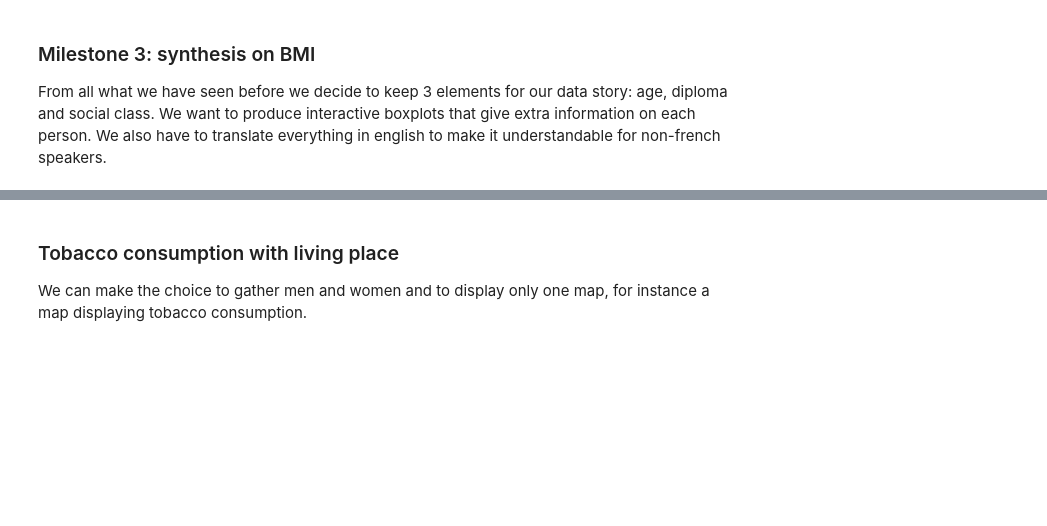
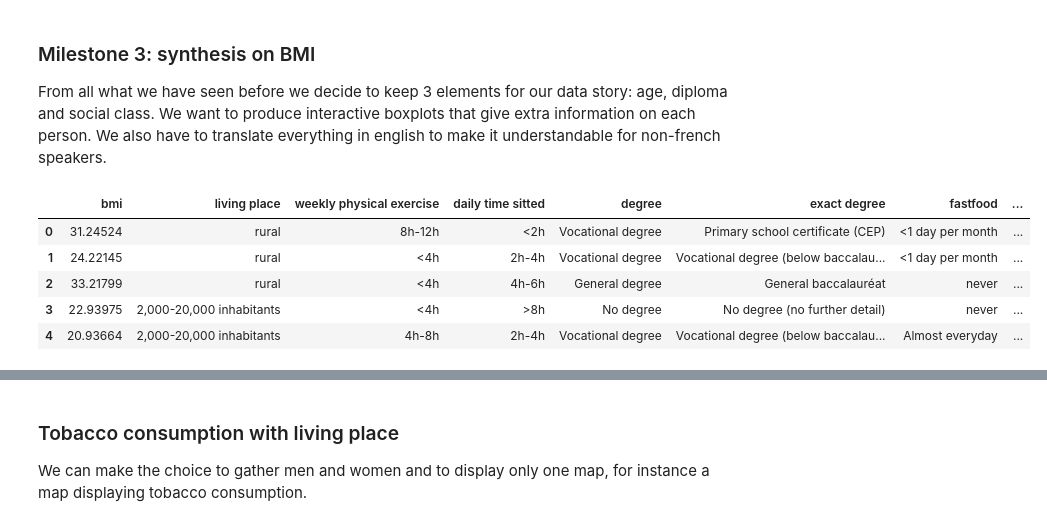
Before and after one commit to KingOfCola/ADAX-project, a Jupyter notebook: project/Milestone 2.ipynb, the cells around one changed output, grey strips where cells are left out. Drawn from its saved outputs; the diff is of its cells as text; code cells hidden in the pictures; blank space fills up the shorter version.

Commit message:
small modif to new indiv df

```diff
--- a/project/Milestone 2.ipynb
+++ b/project/Milestone 2.ipynb
@@ -728,25 +722,25 @@ From all what we have seen before we decide to keep 3 elements for our data stor
 # %%
 # Translation of the main columns of the dataframe
 
-df = dfIndiv.loc[(dfIndiv["tage"].isin([4,5,6,7,8])) & (dfIndiv["dip"]<13)]
-df = df[["agglo5","aptotal_hebdo","assis_j","bmi","cspi","v2_age","dip","fastfood","fume","intense_hebdo","poidsm","sexe_ps","taille","tage"]]
+dfI = dfIndiv.loc[(dfIndiv["tage"].isin([4,5,6,7,8])) & (dfIndiv["dip"]<13)]
+dfI = dfI[["nomen","agglo5","aptotal_hebdo","assis_j","bmi","cspi","v2_age","dip","fastfood","fume","intense_hebdo","poidsm","sexe_ps","taille","tage"]]
 indices = []
 
 #living place
 category = {1:'rural', 2:'2,000-20,000 inhabitants', 3:'20,000-100,000 inhabitants', 4:'>100,000 inhabitants', 5:'Paris'}
-df["living place"] = df["agglo5"].map(category)
+dfI["living place"] = dfI["agglo5"].map(category)
 
 #weekly physical exercise
 category = {0:"<4h", 1:"4h-8h", 2:"8h-12h", 3:"12h-16h", 4:"16h-20h", 5:">20h"}
-df["weekly physical exercise"] = ((df["aptotal_hebdo"]>240)*1+(df["aptotal_hebdo"]>480)*1+(df["aptotal_hebdo"]>720)*1+(df["aptotal_hebdo"]>960)*1+(df["aptotal_hebdo"]>1200)*1).map(category)
+dfI["weekly physical exercise"] = ((dfI["aptotal_hebdo"]>240)*1+(dfI["aptotal_hebdo"]>480)*1+(dfI["aptotal_hebdo"]>720)*1+(dfI["aptotal_hebdo"]>960)*1+(dfI["aptotal_hebdo"]>1200)*1).map(category)
 
 #daily time sitted
 category = {0:"<2h", 1:"2h-4h", 2:"4h-6h", 3:"6h-8h", 4:">8h"}
-df["daily time sitted"] = ((df["assis_j"]>120)*1+(df["assis_j"]>240)*1+(df["assis_j"]>360)*1+(df["assis_j"]>480)*1).map(category)
+dfI["daily time sitted"] = ((dfI["assis_j"]>120)*1+(dfI["assis_j"]>240)*1+(dfI["assis_j"]>360)*1+(dfI["assis_j"]>480)*1).map(category)
 
 #degree
 category = {0:'No degree', 1:'Vocational degree', 2:'General degree'}
-df["degree"] = ((df["dip"]>5)*1+(df["dip"]>8)*1).map(category)
+dfI["degree"] = ((dfI["dip"]>5)*1+(dfI["dip"]>8)*1).map(category)
 
 #exact degree
 category = {
@@ -763,7 +757,7 @@ category = {
             11:"Bachelor",
             12:"Master, PhD"
            }
-df["exact degree"] = df["dip"].map(category)
+dfI["exact degree"] = dfI["dip"].map(category)
 
 #fastfood
 category = {
@@ -778,7 +772,7 @@ category = {
             8:"Other answer",
             9:"Other answer"
 }
-df["fastfood"] = df["fastfood"].map(category)
+dfI["fastfood"] = dfI["fastfood"].map(category)
 
 #smoke
 category = {
@@ -789,7 +783,7 @@ category = {
     4:"No, has never smoked",
     9:"Other answer"
 }
-df["smoke"] = df["fume"].map(category)
+dfI["smoke"] = dfI["fume"].map(category)
 
 #weekly intense physical exercise
 category = {
@@ -799,14 +793,14 @@ category = {
     3:"2h-3h",
     4:">3h"
 }
-df["weekly sport"] = ((df["intense_hebdo"]>0)*1+(df["intense_hebdo"]>60)*1+(df["intense_hebdo"]>120)*1+(df["intense_hebdo"]>180)*1).map(category)
+dfI["weekly sport"] = ((dfI["intense_hebdo"]>0)*1+(dfI["intense_hebdo"]>60)*1+(dfI["intense_hebdo"]>120)*1+(dfI["intense_hebdo"]>180)*1).map(category)
 
 #gender
 category = {1:"male", 2:"female"}
-df["gender"] = df["sexe_ps"].map(category)
+dfI["gender"] = dfI["sexe_ps"].map(category)
 
 #weight
-df = df.rename(columns={})
+dfI = dfI.rename(columns={})
 
 #age category
 category = {
@@ -816,7 +810,7 @@ category = {
     7:"50-64 years",
     8:">64 years"
 }
-df["age category"] = df["tage"].map(category)
+dfI["age category"] = dfI["tage"].map(category)
 
 #cspi
 category = {
@@ -841,11 +835,11 @@ category = {
           19:"not working",
           20:"unknown"
 }
-df["social class"] = df["cspi"].map(category)
+dfI["social class"] = dfI["cspi"].map(category)
 
 # Translate some column names
-df = df.rename(columns={'taille': 'height', 'poidsm': 'weight', 'v2_age': 'age'})
-df = df[[
+dfI = dfI.rename(columns={'taille': 'height', 'poidsm': 'weight', 'v2_age': 'age'})
+dfI = dfI[[
     "bmi",
     "living place",
     "weekly physical exercise",
@@ -862,6 +856,15 @@ df = df[[
     "age",
     "social class"
 ]]
+# %%
+dfI.head()
+# %% [output]
+|  | bmi | living place | weekly physical exercise | daily time sitted | degree | exact degree | fastfood | ... |
+| 0 | 31.24524 | rural | 8h-12h | <2h | Vocational degree | Primary school certificate (CEP) | <1 day per month | ... |
+| 1 | 24.22145 | rural | <4h | 2h-4h | Vocational degree | Vocational degree (below baccalau... | <1 day per month | ... |
+| 2 | 33.21799 | rural | <4h | 4h-6h | General degree | General baccalauréat | never | ... |
+| 3 | 22.93975 | 2,000-20,000 inhabitants | <4h | >8h | No degree | No degree (no further detail) | never | ... |
+| 4 | 20.93664 | 2,000-20,000 inhabitants | 4h-8h | 2h-4h | Vocational degree | Vocational degree (below baccalau... | Almost everyday | ... |
 # %%
 # Overview of BMI across french adult population
 
```
Also changed, not shown: parts of 6 cells of this notebook, 3 other files.
